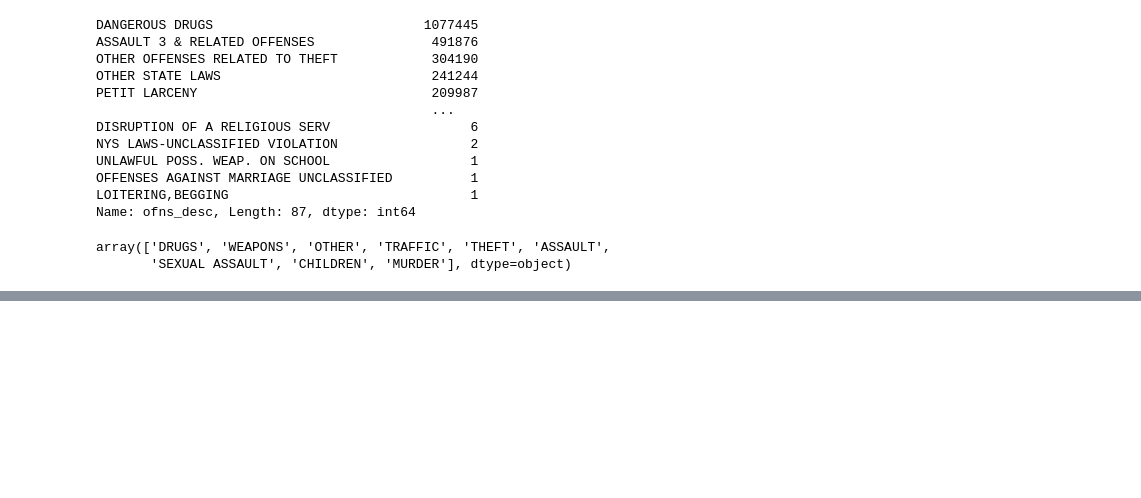
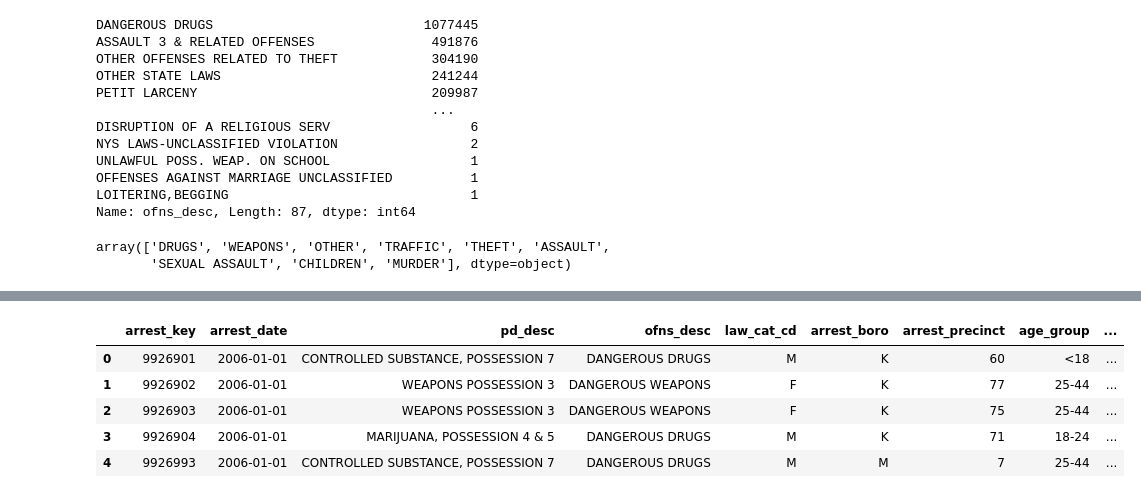
Before and after one commit to AmitSamra/NYC_Crime, a Jupyter notebook: nyc_crime_python.ipynb, the cells around one changed output, grey strips where cells are left out. Saved outputs shown, nothing was run; the diff lists cells and outputs as text; code cells hidden in the pictures; blank space fills up the shorter version.

Commit message:
Created final dataframe

```diff
--- a/nyc_crime_python.ipynb
+++ b/nyc_crime_python.ipynb
@@ -191,6 +211,12 @@ df = df.drop(['pd_cd', 'ky_cd', 'law_code', 'jurisdiction_code'], axis=1)
 df.shape
 # %% [output]
 (5012947, 14)
+# %%
+# Change x_coord_cd and y_coord_cd to integers
+df['x_coord_cd'] = df['x_coord_cd'].astype(float)
+df['x_coord_cd'] = df['x_coord_cd'].astype(int)
+df['y_coord_cd'] = df['y_coord_cd'].astype(float)
+df['y_coord_cd'] = df['y_coord_cd'].astype(int)
 # %%
 # Create columns for year, month, date
 df['arrest_year'] = df['arrest_date'].dt.year
@@ -309,0 +356,9 @@ array(['DRUGS', 'WEAPONS', 'OTHER', 'TRAFFIC', 'THEFT', 'ASSAULT',
+# %%
+df.head()
+# %% [output]
+|  | arrest_key | arrest_date | pd_desc | ofns_desc | law_cat_cd | arrest_boro | arrest_precinct | age_group | ... |
+| 0 | 9926901 | 2006-01-01 | CONTROLLED SUBSTANCE, POSSESSION 7 | DANGEROUS DRUGS | M | K | 60 | <18 | ... |
+| 1 | 9926902 | 2006-01-01 | WEAPONS POSSESSION 3 | DANGEROUS WEAPONS | F | K | 77 | 25-44 | ... |
+| 2 | 9926903 | 2006-01-01 | WEAPONS POSSESSION 3 | DANGEROUS WEAPONS | F | K | 75 | 25-44 | ... |
+| 3 | 9926904 | 2006-01-01 | MARIJUANA, POSSESSION 4 & 5 | DANGEROUS DRUGS | M | K | 71 | 18-24 | ... |
+| 4 | 9926993 | 2006-01-01 | CONTROLLED SUBSTANCE, POSSESSION 7 | DANGEROUS DRUGS | M | M | 7 | 25-44 | ... |
```
Also changed, not shown: parts of 2 cells of this notebook.
